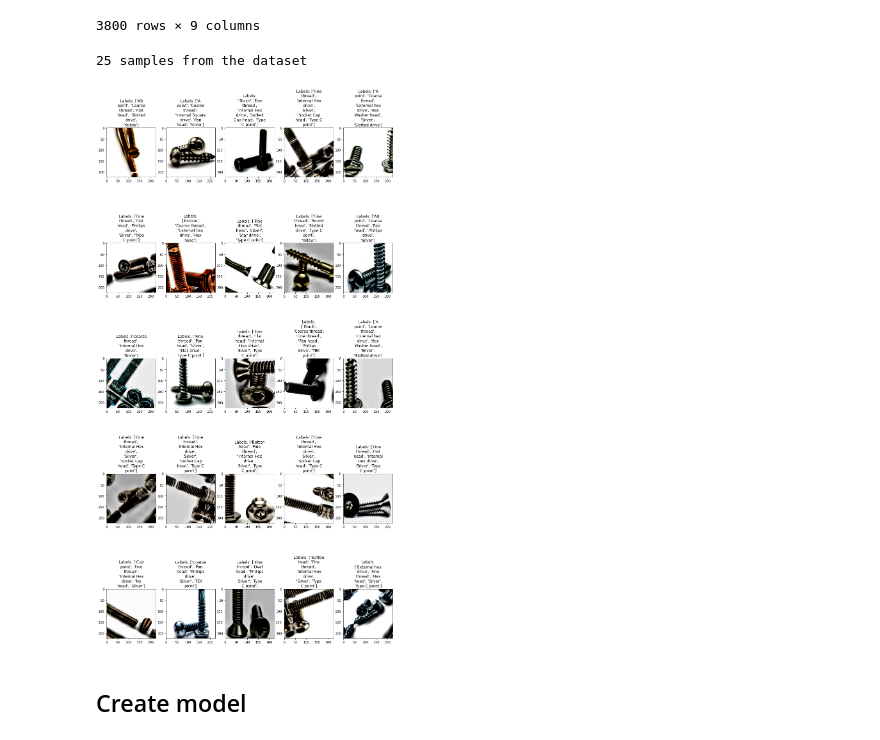
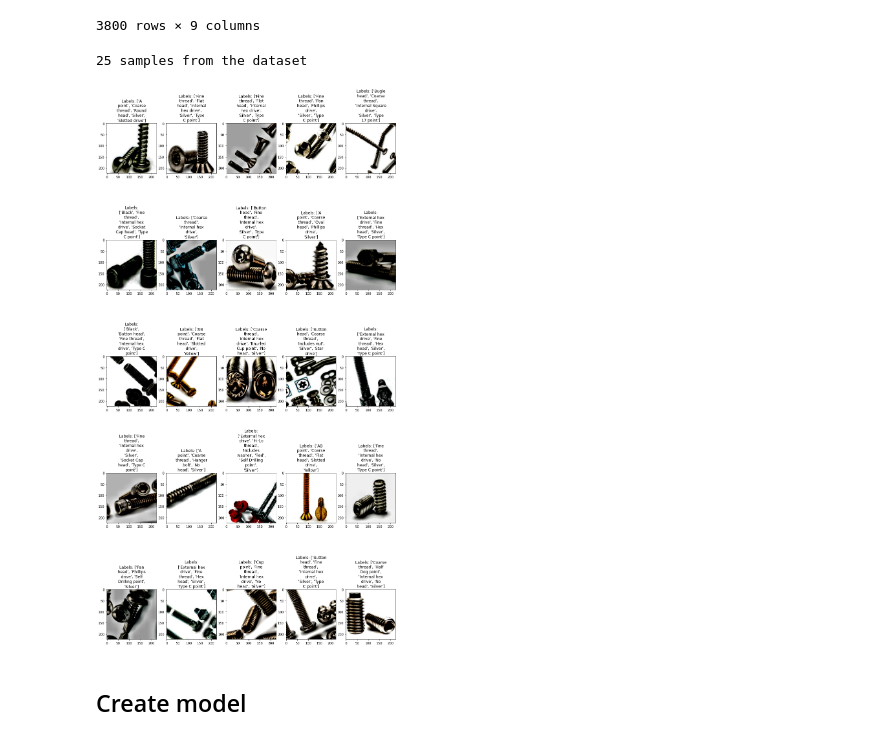
Before and after one commit to RyutaroInatsu/ImageAnnotationChallenge, a Jupyter notebook: notebooks/ImageTaggingChallenge.ipynb, the cells around one changed output. Drawn from its saved outputs; the diff is of its cells as text; code cells hidden in the pictures.

```diff
--- a/notebooks/ImageTaggingChallenge.ipynb
+++ b/notebooks/ImageTaggingChallenge.ipynb
@@ -264,6 +264,9 @@ df = binarize_df(os.path.join(train_val_root_dir, "label.csv"))
 test_df = binarize_df(os.path.join(test_root_dir, 'label.csv'))
 # %%
 LABELS = df.columns[1:]
+# %%
+# prune or use at all
+sample_df = df.sample(len(df))
 # %%
 beit_feature_extractor = BeitFeatureExtractor.from_pretrained('microsoft/beit-base-patch16-224-pt22k-ft22k')
 # %%
@@ -343,7 +346,7 @@ class ImgTagDataModule(pl.LightningDataModule):
                 alb.GaussianBlur(blur_limit=(1, 3)),
                 alb.CLAHE(clip_limit=6.0, tile_grid_size=(8, 8), p=1),
                 alb.HorizontalFlip(),
-                alb.Normalize(mean, std),
+                # alb.Normalize(mean, std),
                 ToTensorV2(),
             ]
         )
@@ -351,7 +354,7 @@ class ImgTagDataModule(pl.LightningDataModule):
         self.test_val_augmentation = alb.Compose(
             [
                 alb.Resize(height=img_size, width=img_size),
-                alb.Normalize(mean=mean, std=std),
+                # alb.Normalize(mean=mean, std=std),
                 ToTensorV2(),
             ]
         )
@@ -379,31 +382,31 @@ class ImgTagDataModule(pl.LightningDataModule):
     def test_dataloader(self):
         return DataLoader(self.test_ds, batch_size=self.batch_size, num_workers=0, pin_memory=True)
 # %%
-data_module = ImgTagDataModule(train_val_root_dir, df, test_df, batch_size=BATCH_SIZE)
+data_module = ImgTagDataModule(train_val_root_dir, sample_df, test_df, batch_size=BATCH_SIZE)
 # %%
 data_module.setup('fit')
 # %%
 from textwrap import wrap
 
 def show_samples(data_module):
     fig=plt.figure(figsize=(16, 16))
     fig.set_figheight(32)
     columns = 5
     rows = 5
     print(columns*rows,"samples from the dataset")
     for i in range(columns*rows):
         (image, label) = data_module.train_ds[i]
         fig.add_subplot(rows, columns, i+1)
-        plt.imshow(np.transpose(image, (1, 2, 0)))
+        plt.imshow(np.clip(np.transpose(image, (1, 2, 0)), 0, 1))
         plt.title('\n'.join(wrap("Labels: "+str(covert_onehot_string_labels(LABELS, label)), 16)))
 
     plt.show()
 
 
 show_samples(data_module)
 # %% [output]
 25 samples from the dataset
-[figure, old version]
+[figure, new version]
 # %% [markdown]
 ## Create model
 # %%
```
Also changed, not shown: parts of 12 cells of this notebook.
